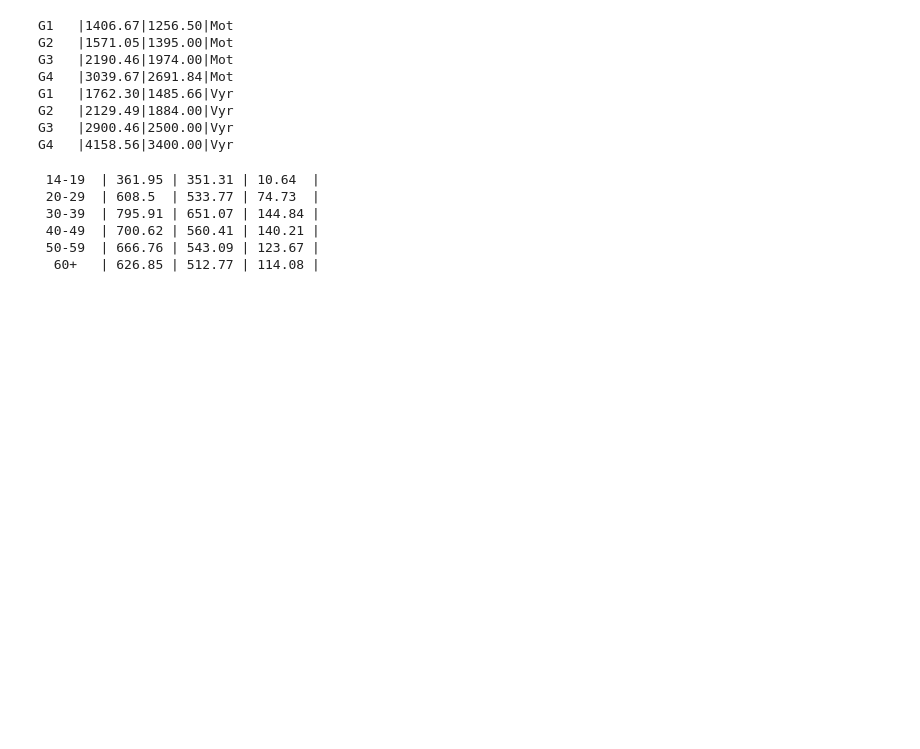
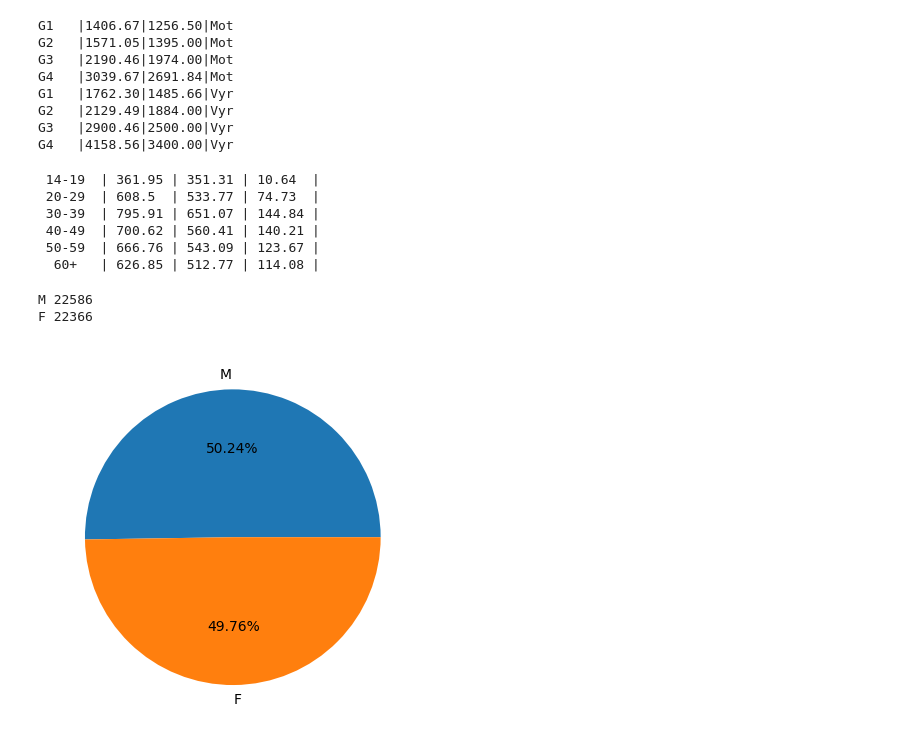
Before and after one commit to ISeeBugsEverywhere/DataScienceNotebooks, a Jupyter notebook: Studentai/EleTame/Po_SQL_5paskaita.ipynb, the cells around one changed output. Drawn from its saved outputs; the diff is of its cells as text; code cells hidden in the pictures; blank space fills up the shorter version.

```diff
--- a/Studentai/EleTame/Po_SQL_5paskaita.ipynb
+++ b/Studentai/EleTame/Po_SQL_5paskaita.ipynb
@@ -169,0 +149,23 @@ for e in age:
+# %%
+# value_counts() ir pie plot:
+# kiek procentų buvo vyrų, moterų 2014 metais?
+# value_counts()
+import pandas as pd
+import matplotlib.pyplot as plt
+
+# Nuskaitome failą
+df = pd.read_csv('../../DATA/DUS2014.csv')
+c = df['lytis'].value_counts()
+lytys = c.index
+kiekiai = c.values
+
+for li, ci in zip(lytys, kiekiai):
+    print(li, ci)
+
+plt.pie(x=c.values, labels=c.index, autopct='%.2f%%')
+
+plt.show()
+# %% [output]
+M 22586
+F 22366
+[figure, added]
```
Also changed, not shown: parts of 10 cells of this notebook.
